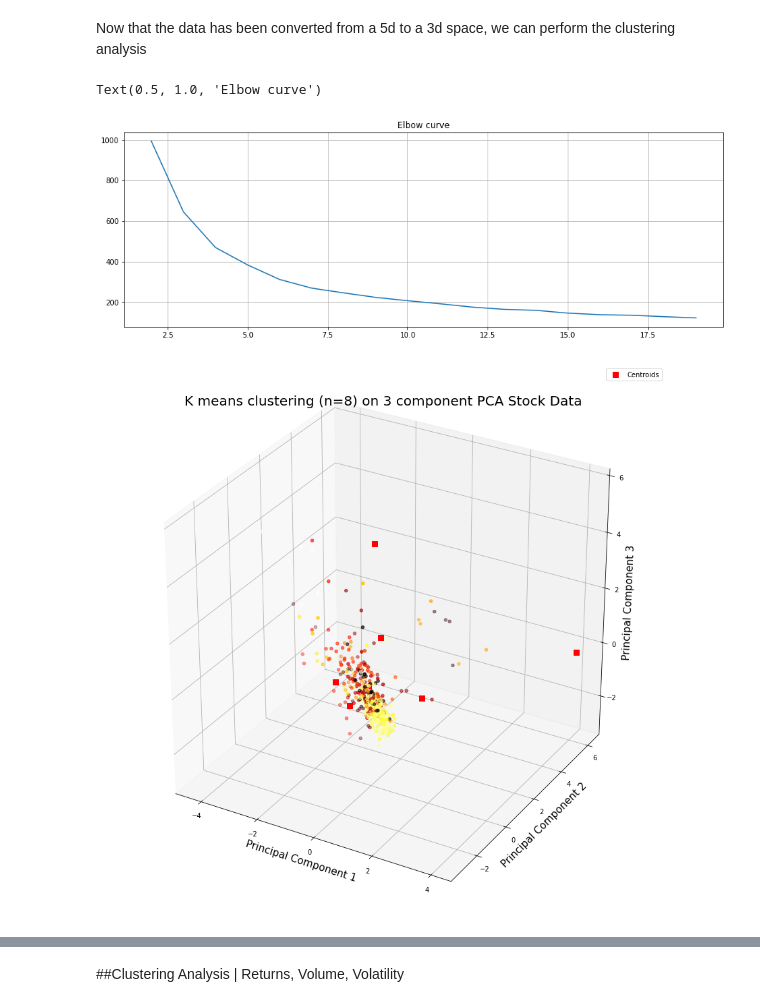
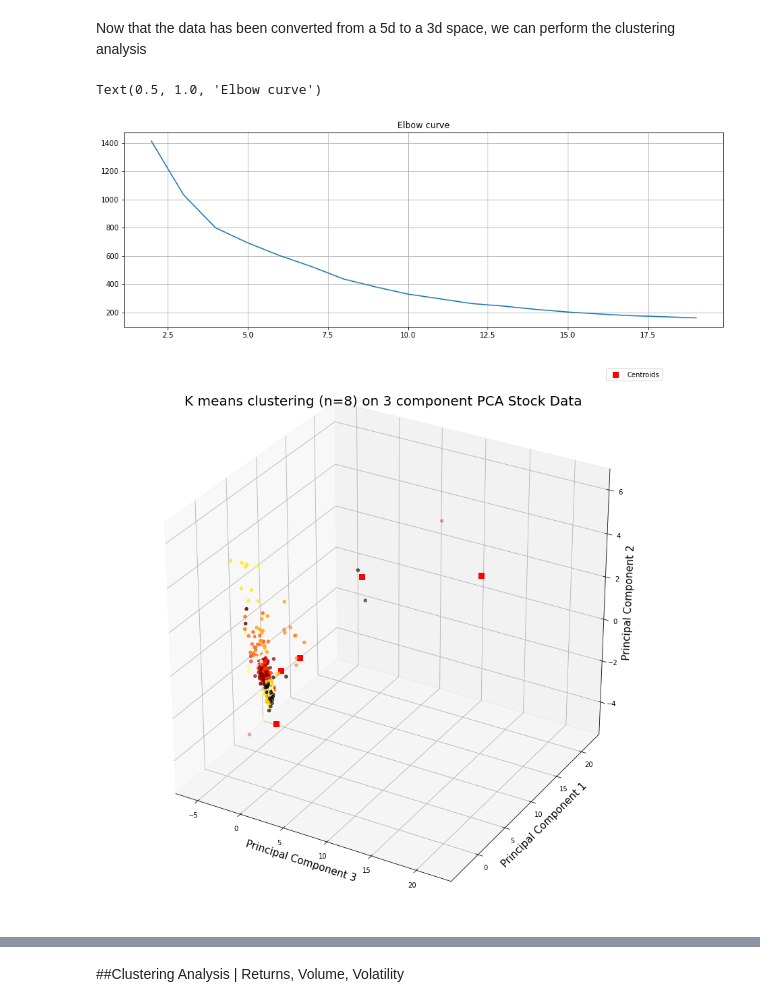
Before and after one commit to CAP4770-group9-project/final-project, a Jupyter notebook: k-means-clustering.ipynb, the cells around one changed output, grey strips where cells are left out. Cells and saved outputs as stored; diff of their text form; code cells hidden in the pictures.

```diff
--- a/k-means-clustering.ipynb
+++ b/k-means-clustering.ipynb
@@ -535,5 +530,5 @@ print(labeled_pca_df)
 #print(outlierIndex, "\n")
 
 outlierIndex = ['AAPL', 'BAC', 'HBI', 'V']
-labeled_PCA_df.drop(outlierIndex, inplace =True)
+labeled_pca_df.drop(outlierIndex, inplace =True)
 # %% [output]
@@ -578,6 +568,8 @@ import pandas_datareader as dr
 from math import sqrt
 from sklearn.cluster import KMeans
 from matplotlib import pyplot as plt
+# %%
+X = principalComponents
 # %%
 #generate elbow curve
 distorsions = []
@@ -592,35 +584,35 @@ plt.grid(True)
 plt.title('Elbow curve')
 # %% [output]
 Text(0.5, 1.0, 'Elbow curve')
-[figure, old version]
+[figure, new version]
 # %%
 import  pylab as pl
 
 #compute K means with n = 8 and get centroids
 kmeans = KMeans(n_clusters = 8)
 kmeans.fit(X)
 centroids = kmeans.cluster_centers_
 #print(centroids)
 #print(kmeans.labels_)
 fig = plt.figure(figsize = (15,15))
 ax = fig.add_subplot(111, projection='3d')
 ax.set_xlabel('Principal Component 3', fontsize = 15)
 ax.set_ylabel('Principal Component 1', fontsize = 15)
 ax.set_zlabel('Principal Component 2', fontsize = 15)
 ax.set_title('K means clustering (n=8) on 3 component PCA Stock Data', fontsize = 20)
 
-x = list(labeled_PCA_df['principal component 3'].dropna().values)
-y = list(labeled_PCA_df['principal component 1'].dropna().values)
-z = list(labeled_PCA_df['principal component 2'].dropna().values)
+x = list(labeled_pca_df['principal component 3'].dropna().values)
+y = list(labeled_pca_df['principal component 1'].dropna().values)
+z = list(labeled_pca_df['principal component 2'].dropna().values)
 
 
 ax.scatter(x, y, z, c=k_means.labels_, marker='o')
 plot(centroids[:,0],centroids[:,1],centroids[:,2],'sr',markersize=8)
 ax.legend(['Centroids'])
-ax.set_xlabel('Principal Component 1')
-ax.set_ylabel('Principal Component 2')
-ax.set_zlabel('Principal Component 3')
+ax.set_xlabel('Principal Component 3')
+ax.set_ylabel('Principal Component 1')
+ax.set_zlabel('Principal Component 2')
 
 plt.show()
 # %% [output]
-[figure, old version]
+[figure, new version]
```
Also changed, not shown: parts of 26 cells of this notebook.
